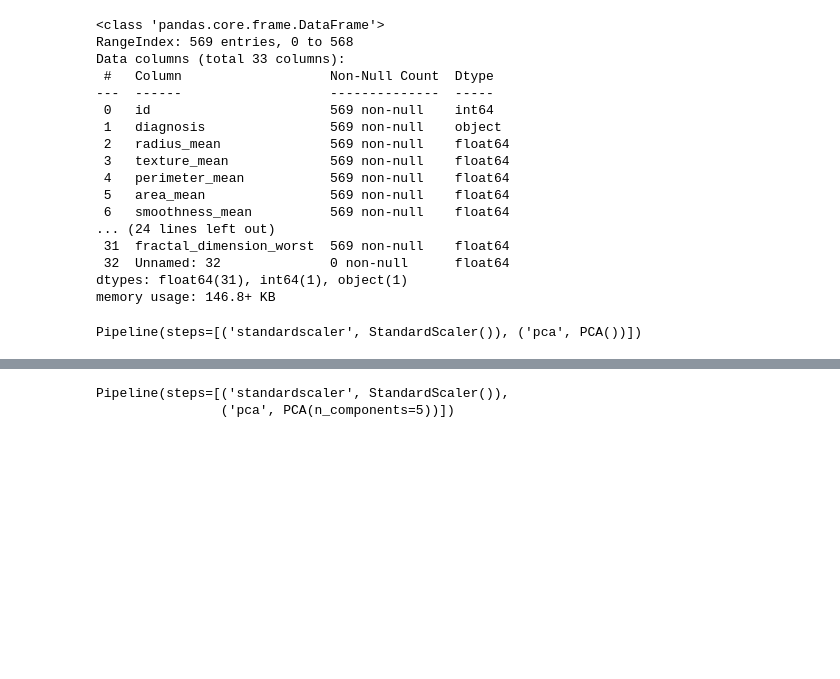
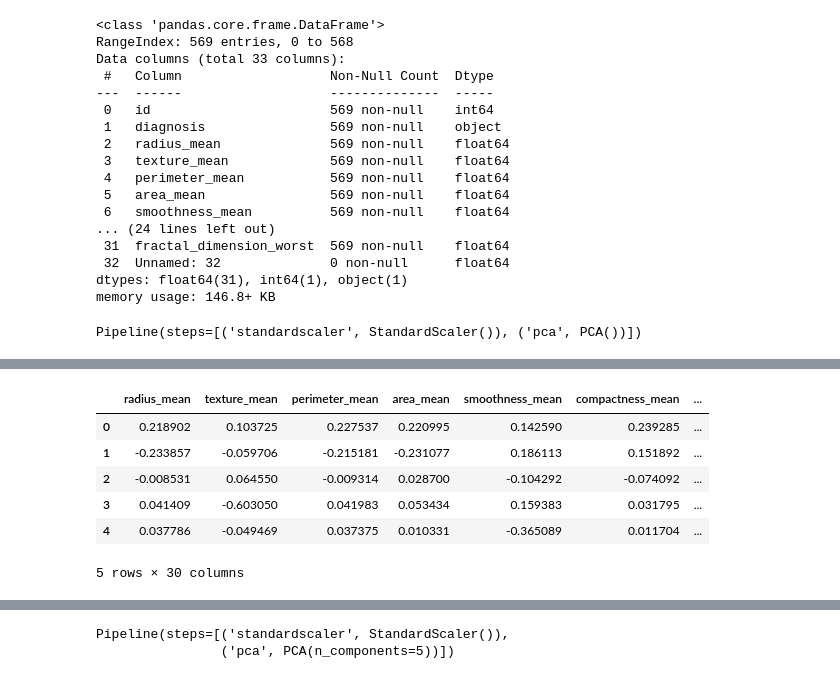
Before and after one commit to gmehra123/data_science, a Jupyter notebook: PCA_full_workflow.ipynb, the cells around one changed output, grey strips where cells are left out. Cells and saved outputs as stored; diff of their text form; code cells hidden in the pictures; blank space fills up the shorter version.

Commit message:
Some more columns dropped

```diff
--- a/PCA_full_workflow.ipynb
+++ b/PCA_full_workflow.ipynb
@@ -42,7 +42,7 @@ le=LabelEncoder()
 cancer['diagnosis']=le.fit_transform(cancer.diagnosis)
 y=cancer['diagnosis']
 # %%
-features=cancer.drop(columns=['Unnamed: 32','diagnosis'])
+features=cancer.drop(columns=['Unnamed: 32','diagnosis','id'])
 # %%
 pipeline.fit(features)
 # %% [output]
@@ -54,3 +54,13 @@ pca.components_[:,0].shape
+# %%
+pd.DataFrame(pca.components_,columns=features.columns).head()
+# %% [output]
+|  | radius_mean | texture_mean | perimeter_mean | area_mean | smoothness_mean | compactness_mean | ... |
+| 0 | 0.218902 | 0.103725 | 0.227537 | 0.220995 | 0.142590 | 0.239285 | ... |
+| 1 | -0.233857 | -0.059706 | -0.215181 | -0.231077 | 0.186113 | 0.151892 | ... |
+| 2 | -0.008531 | 0.064550 | -0.009314 | 0.028700 | -0.104292 | -0.074092 | ... |
+| 3 | 0.041409 | -0.603050 | 0.041983 | 0.053434 | 0.159383 | 0.031795 | ... |
+| 4 | 0.037786 | -0.049469 | 0.037375 | 0.010331 | -0.365089 | 0.011704 | ... |
+5 rows × 30 columns
 # %%
 feat=range(pca.n_components_)
 explained_variance=pca.explained_variance_
```
Also changed, not shown: parts of 3 cells of this notebook.
